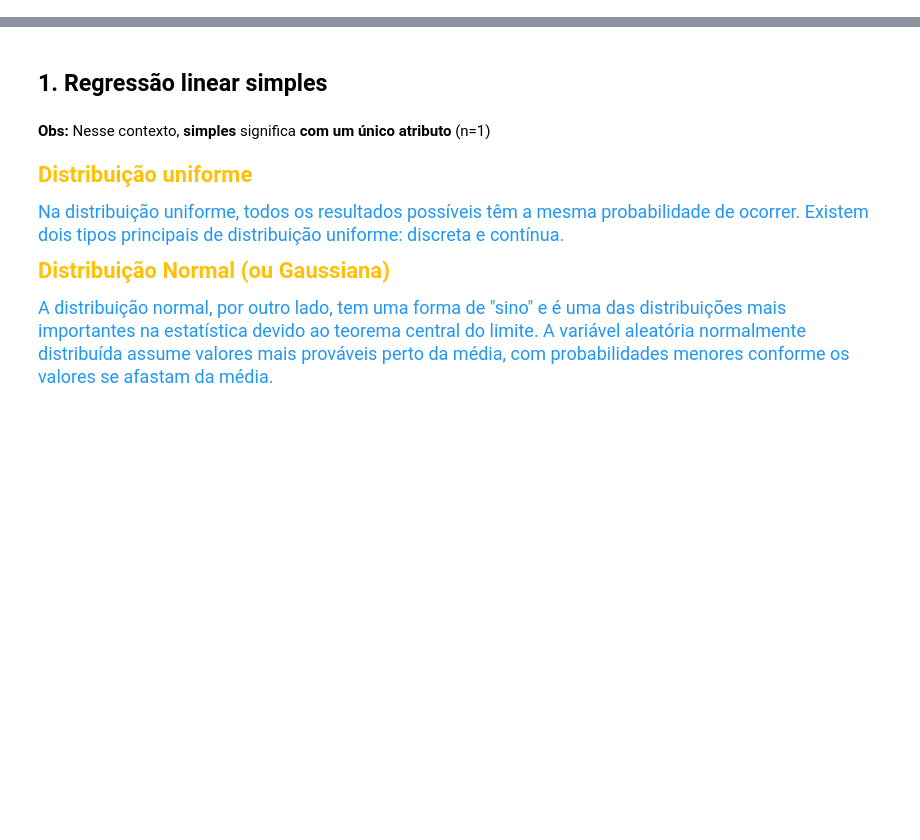
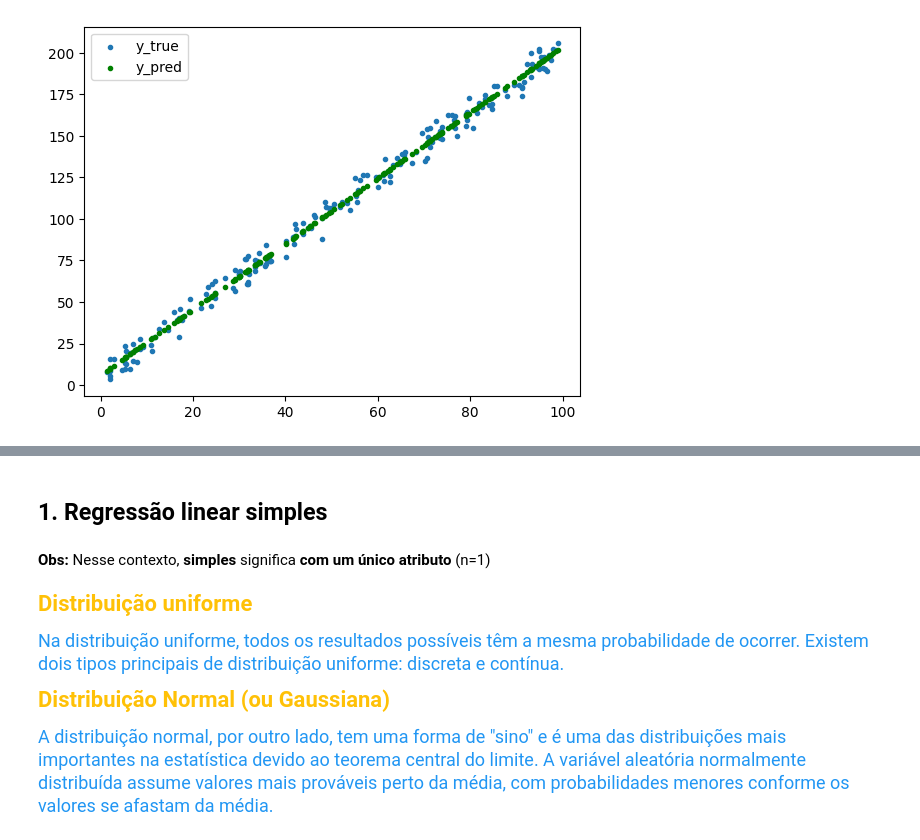
Before and after one commit to AriBarrosFilho/Aprendizado_Maquina, a Jupyter notebook: 02 - Regressão Linear/2-regressao-linear.ipynb, the cells around one changed output, grey strips where cells are left out. Cells and saved outputs as stored; diff of their text form; code cells hidden in the pictures; blank space fills up the shorter version.

```diff
--- a/02 - Regressão Linear/2-regressao-linear.ipynb
+++ b/02 - Regressão Linear/2-regressao-linear.ipynb
@@ -0,0 +384,4 @@
+# %%
+# Vetor de predições
+y_pred = X @ w
+print(y_pred)
@@ -0,0 +406,8 @@
+# %%
+plt.scatter(x = X[:, 1], y = y, marker = ".", label = "y_true")
+plt.scatter(x = X[:, 1], y = y_pred, marker = ".", color = "g", label = "y_pred")
+
+plt.legend()
+plt.show()
+# %% [output]
+[figure, added]
```
Also changed, not shown: parts of 76 cells of this notebook, 3 other files.
